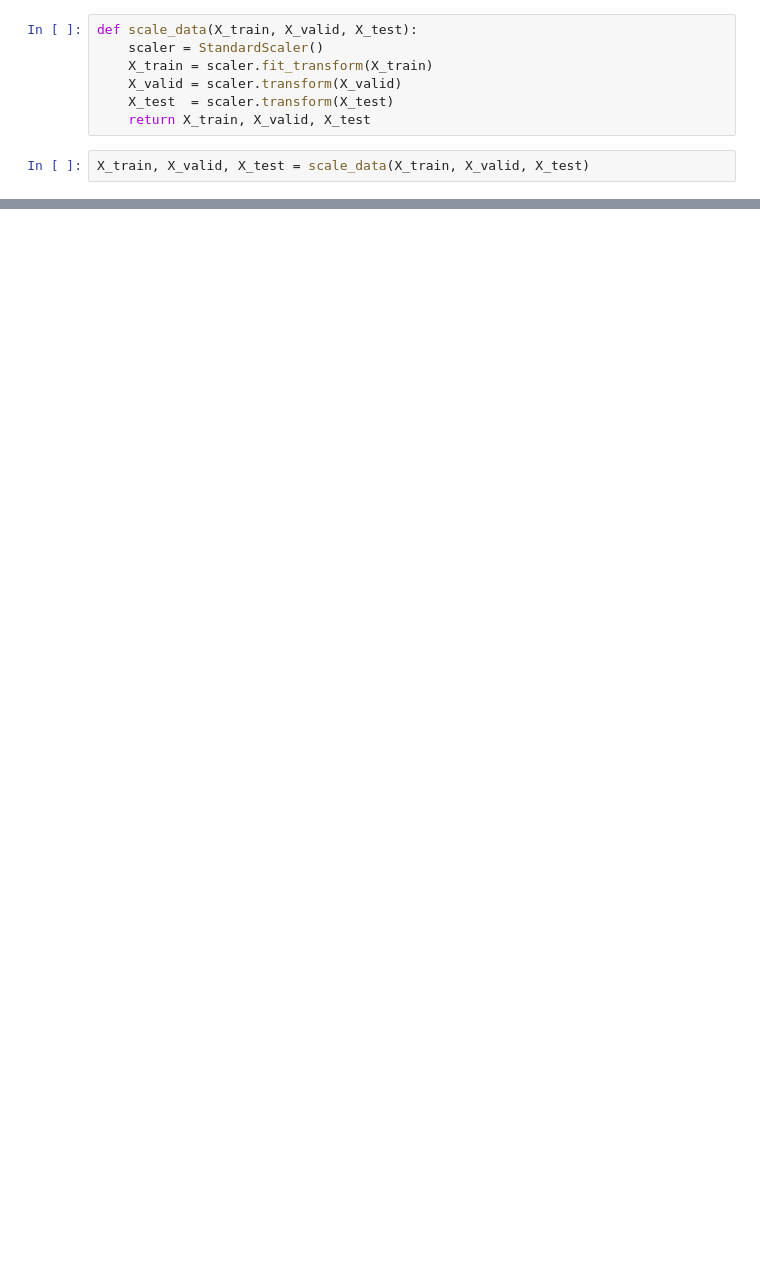
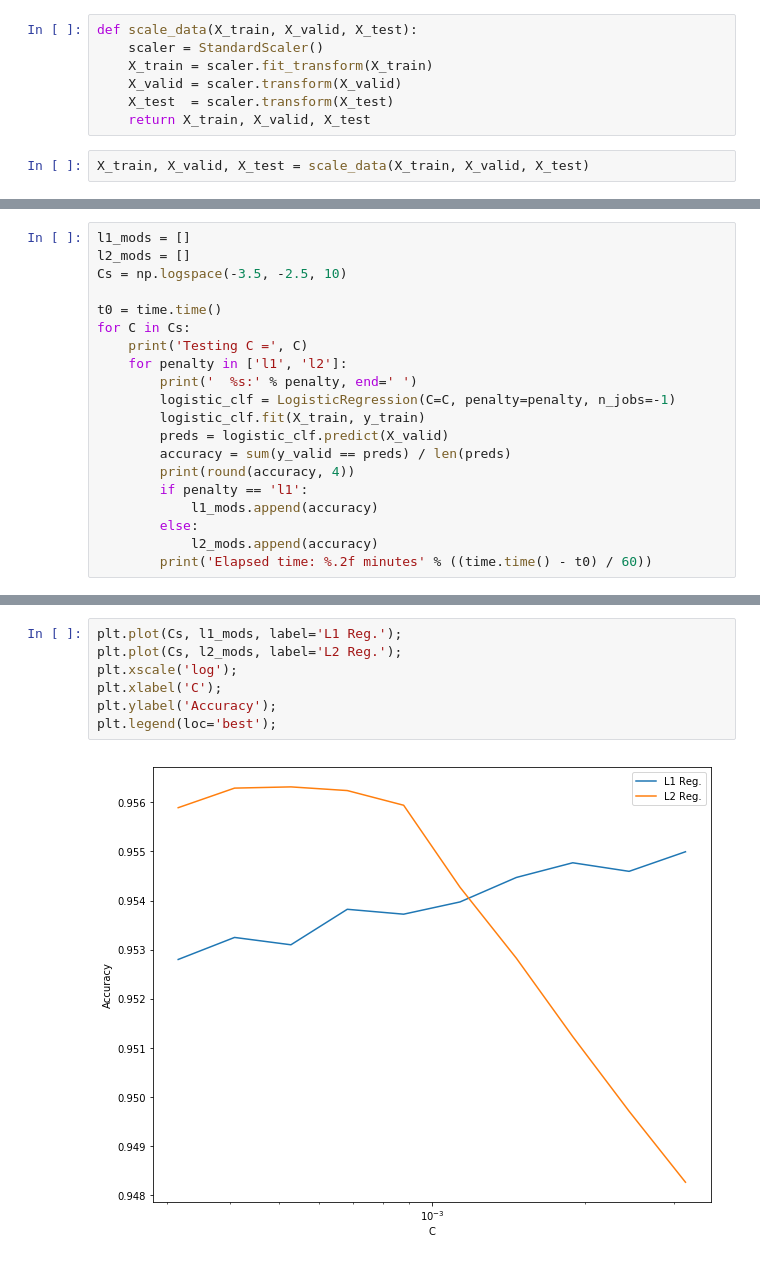
Before and after one commit to dongmeic/SDM, a Jupyter notebook: python/notebooks_new/logistic.py.ipynb, the cells around one changed output, grey strips where cells are left out. Drawn from its saved outputs; the diff is of its cells as text; blank space fills up the shorter version.

```diff
--- a/python/notebooks_new/logistic.py.ipynb
+++ b/python/notebooks_new/logistic.py.ipynb
@@ -117,0 +205,20 @@ X_train, X_valid, X_test = scale_data(X_train, X_valid, X_test)
+# %%
+l1_mods = []
+l2_mods = []
+Cs = np.logspace(-3.5, -2.5, 10)
+
+t0 = time.time()
+for C in Cs:
+    print('Testing C =', C)
+    for penalty in ['l1', 'l2']:
+        print('  %s:' % penalty, end=' ')
+        logistic_clf = LogisticRegression(C=C, penalty=penalty, n_jobs=-1)
+        logistic_clf.fit(X_train, y_train)
+        preds = logistic_clf.predict(X_valid)
+        accuracy = sum(y_valid == preds) / len(preds)
+        print(round(accuracy, 4))
+        if penalty == 'l1':
+            l1_mods.append(accuracy)
+        else:
+            l2_mods.append(accuracy)
+        print('Elapsed time: %.2f minutes' % ((time.time() - t0) / 60))
@@ -117,0 +243,9 @@ X_train, X_valid, X_test = scale_data(X_train, X_valid, X_test)
+# %%
+plt.plot(Cs, l1_mods, label='L1 Reg.');
+plt.plot(Cs, l2_mods, label='L2 Reg.');
+plt.xscale('log');
+plt.xlabel('C');
+plt.ylabel('Accuracy');
+plt.legend(loc='best');
+# %% [output]
+[figure, added]
```
Also changed, not shown: parts of 32 cells of this notebook, 1 other file.
